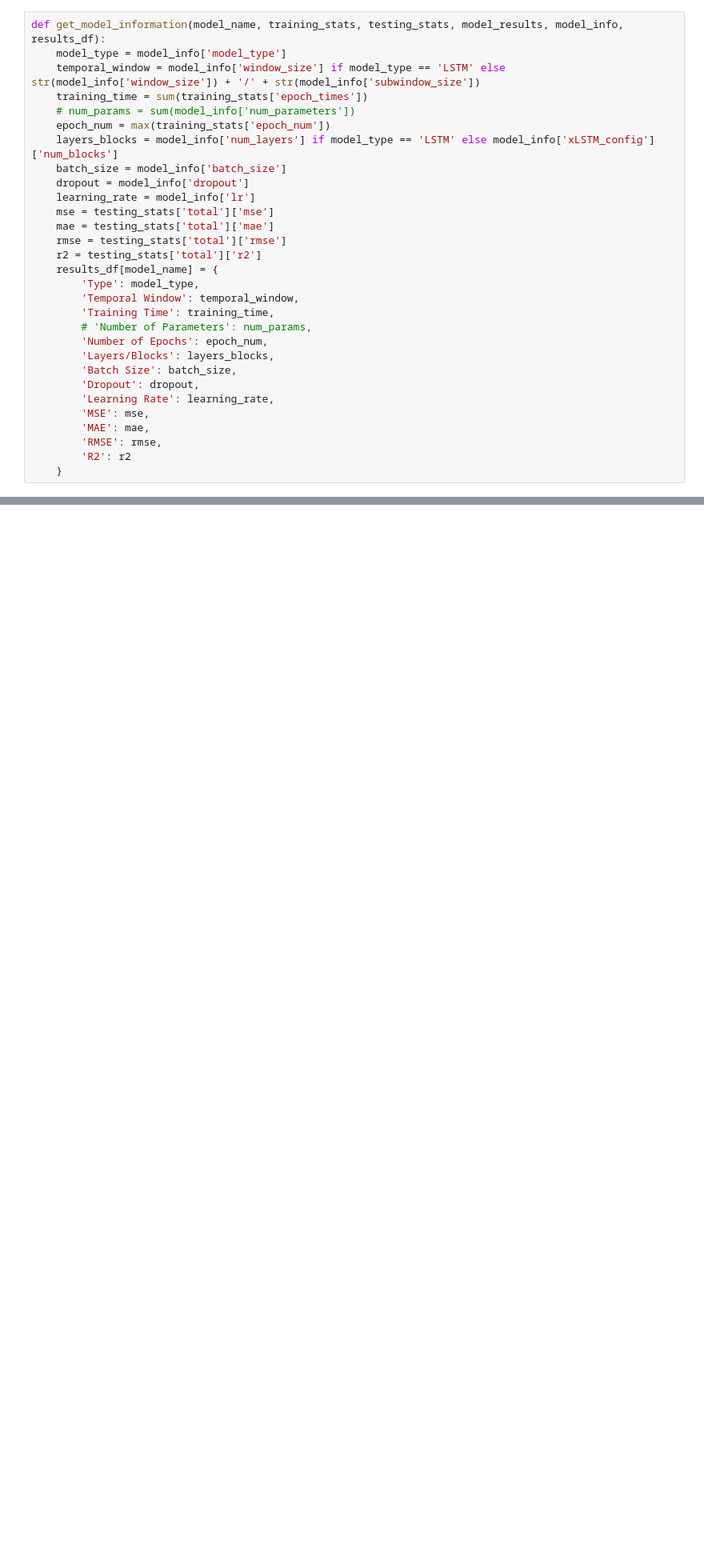
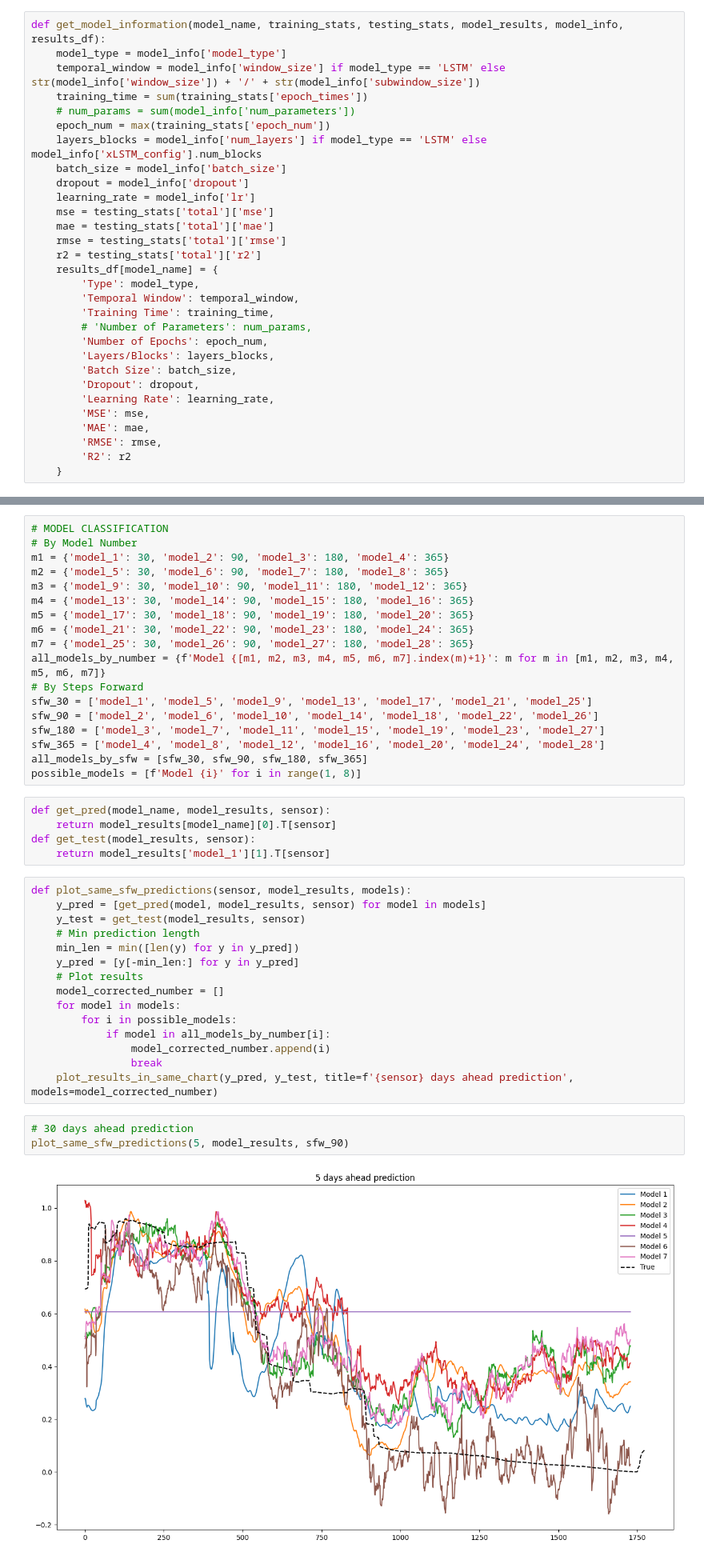
Before and after one commit to arnausanz/arnausanz.github.io, a Jupyter notebook: Results Analysis.ipynb, the cells around one changed output, grey strips where cells are left out. Shown at 80% size. Drawn from its saved outputs; the diff is of its cells as text; blank space fills up the shorter version.

Commit message:
Result analysis and minor changes

```diff
--- a/Results Analysis.ipynb
+++ b/Results Analysis.ipynb
@@ -43,7 +46,7 @@ def get_model_information(model_name, training_stats, testing_stats, model_resul
     training_time = sum(training_stats['epoch_times'])
     # num_params = sum(model_info['num_parameters'])
     epoch_num = max(training_stats['epoch_num'])
-    layers_blocks = model_info['num_layers'] if model_type == 'LSTM' else model_info['xLSTM_config']['num_blocks']
+    layers_blocks = model_info['num_layers'] if model_type == 'LSTM' else model_info['xLSTM_config'].num_blocks
     batch_size = model_info['batch_size']
     dropout = model_info['dropout']
     learning_rate = model_info['lr']
@@ -89,0 +109,43 @@ final_df
+# %%
+# MODEL CLASSIFICATION
+# By Model Number
+m1 = {'model_1': 30, 'model_2': 90, 'model_3': 180, 'model_4': 365}
+m2 = {'model_5': 30, 'model_6': 90, 'model_7': 180, 'model_8': 365}
+m3 = {'model_9': 30, 'model_10': 90, 'model_11': 180, 'model_12': 365}
+m4 = {'model_13': 30, 'model_14': 90, 'model_15': 180, 'model_16': 365}
+m5 = {'model_17': 30, 'model_18': 90, 'model_19': 180, 'model_20': 365}
+m6 = {'model_21': 30, 'model_22': 90, 'model_23': 180, 'model_24': 365}
+m7 = {'model_25': 30, 'model_26': 90, 'model_27': 180, 'model_28': 365}
+all_models_by_number = {f'Model {[m1, m2, m3, m4, m5, m6, m7].index(m)+1}': m for m in [m1, m2, m3, m4, m5, m6, m7]}
+# By Steps Forward
+sfw_30 = ['model_1', 'model_5', 'model_9', 'model_13', 'model_17', 'model_21', 'model_25']
+sfw_90 = ['model_2', 'model_6', 'model_10', 'model_14', 'model_18', 'model_22', 'model_26']
+sfw_180 = ['model_3', 'model_7', 'model_11', 'model_15', 'model_19', 'model_23', 'model_27']
+sfw_365 = ['model_4', 'model_8', 'model_12', 'model_16', 'model_20', 'model_24', 'model_28']
+all_models_by_sfw = [sfw_30, sfw_90, sfw_180, sfw_365]
+possible_models = [f'Model {i}' for i in range(1, 8)]
+# %%
+def get_pred(model_name, model_results, sensor):
+    return model_results[model_name][0].T[sensor]
+def get_test(model_results, sensor):
+    return model_results['model_1'][1].T[sensor]
+# %%
+def plot_same_sfw_predictions(sensor, model_results, models):
+    y_pred = [get_pred(model, model_results, sensor) for model in models]
+    y_test = get_test(model_results, sensor)
+    # Min prediction length
+    min_len = min([len(y) for y in y_pred])
+    y_pred = [y[-min_len:] for y in y_pred]
+    # Plot results
+    model_corrected_number = []
+    for model in models:
+        for i in possible_models:
+            if model in all_models_by_number[i]:
+                model_corrected_number.append(i)
+                break
+    plot_results_in_same_chart(y_pred, y_test, title=f'{sensor} days ahead prediction', models=model_corrected_number)
+# %%
+# 30 days ahead prediction
+plot_same_sfw_predictions(5, model_results, sfw_90)
+# %% [output]
+[figure, added]
```
Also changed, not shown: parts of 3 cells of this notebook, 2 other files.
